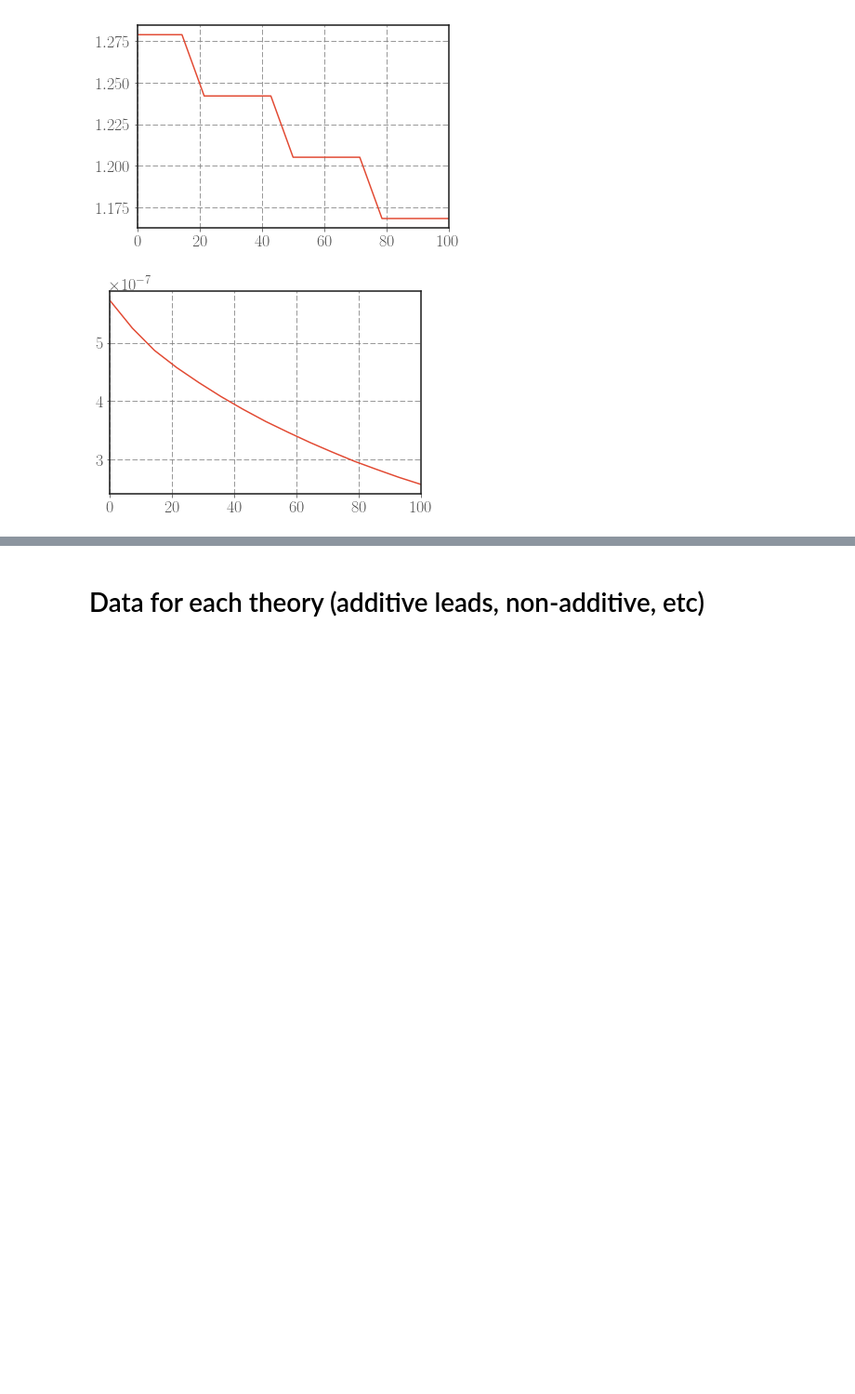
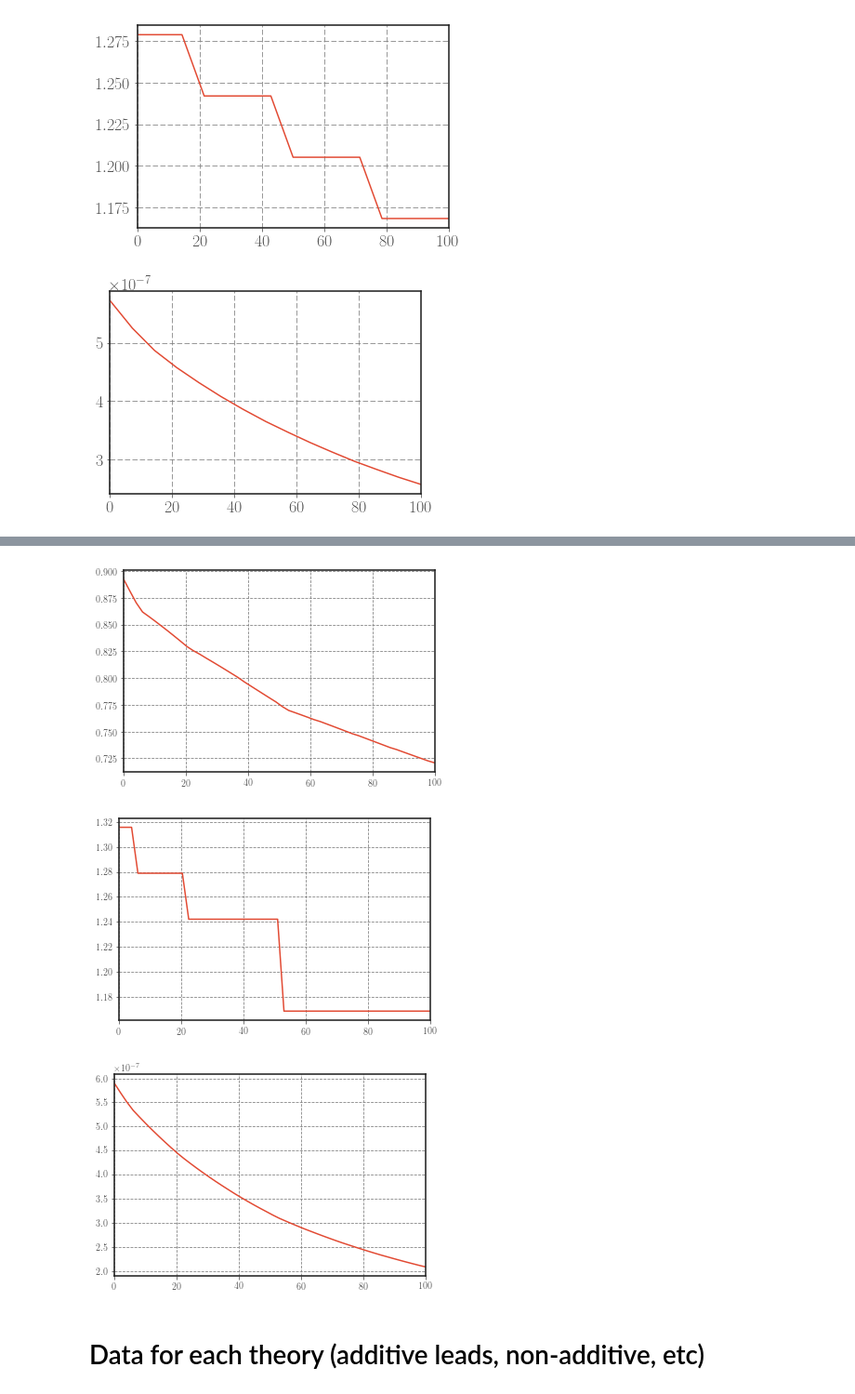
Before and after one commit to HenryMaguire/TLS-photocell-code, a Jupyter notebook: photocurrent-results-dev.ipynb, the cells around one changed output, grey strips where cells are left out. Shown: that part at 93% size. Cells and saved outputs as stored; diff of their text form; code cells hidden in the pictures; blank space fills up the shorter version.

```diff
--- a/photocurrent-results-dev.ipynb
+++ b/photocurrent-results-dev.ipynb
@@ -430,3 +461,8 @@ plot_performance(alpha_values_200K, pvpd_list_200K, metric="P_max")
 [figure]
 [figure]
 [figure]
+# %%
+alpha_values_100K, pvpd_list_100K = photovoltaic_performance_phonons(label='T200', num_alpha=50, num_voltages=20,
+                                                valence_energy=100e-3, binding_energy=100e-3,
+                                                radiative_lifetime=1, mu=700e-3,
+                                                N_max=13, T_C=100.)
@@ -433,3 +487,11 @@ plot_performance(alpha_values_200K, pvpd_list_200K, metric="P_max")
+# %%
+plot_performance(alpha_values_100K, pvpd_list_100K, metric="fill_factor")
+plot_performance(alpha_values_100K, pvpd_list_100K, metric="V_at_max_P")
+plot_performance(alpha_values_100K, pvpd_list_100K, metric="P_max")
+# %% [output]
+[figure, added]
+[figure, added]
+[figure, added]
 # %% [markdown]
 # Data for each theory (additive leads, non-additive, etc)
 # %%
```
Also changed, not shown: parts of 10 cells of this notebook, 3 other files.
